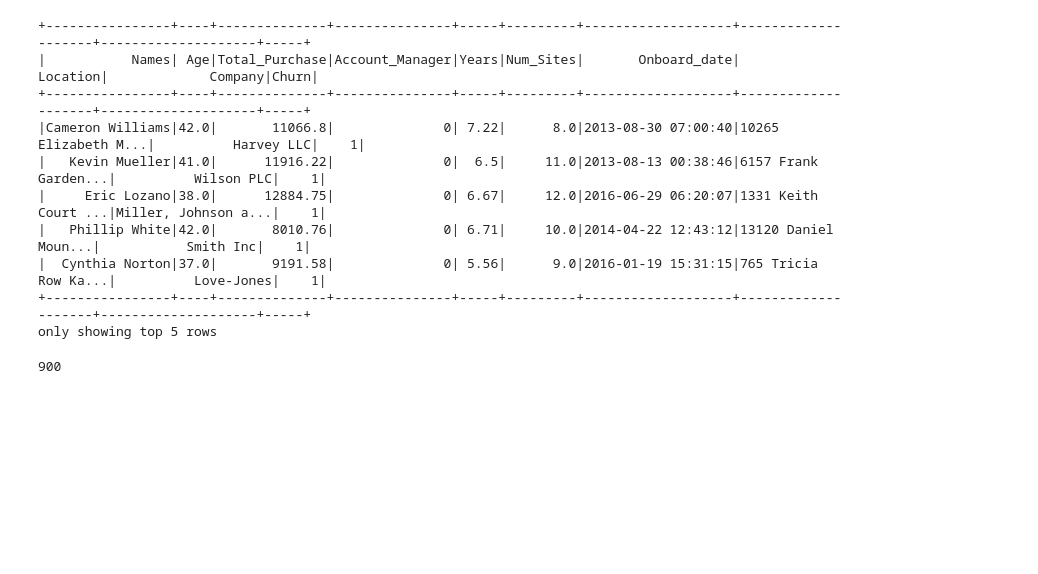
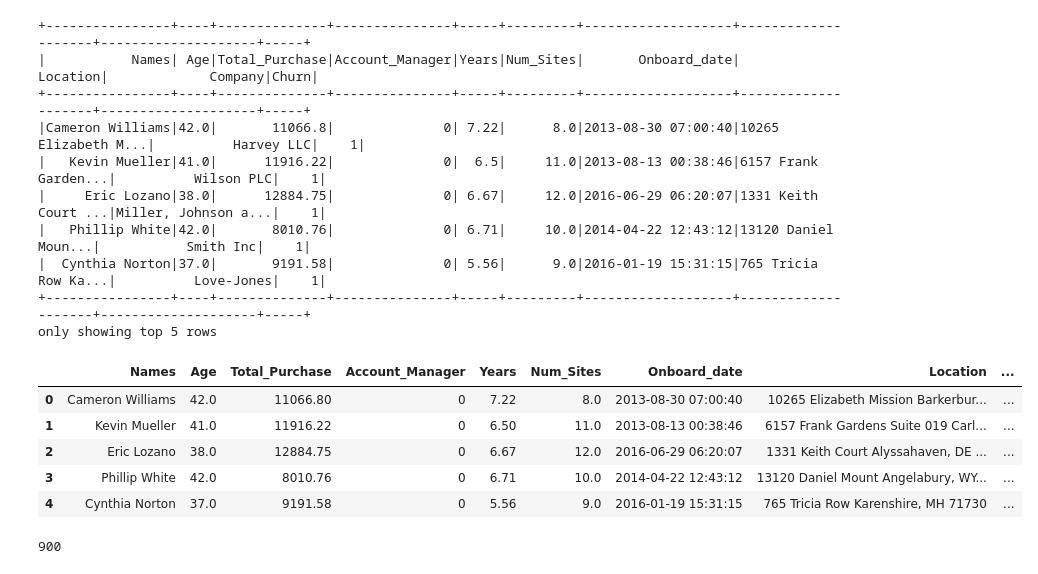
Before and after one commit to FGalvao77/Aplicando-o-algoritmo-KMeans-e-LogisticRegression-utilizando-o-PySpark, a Jupyter notebook: Aplicação_prática_dos_algoritmos_KMeans_e_LogisticRegression_utilizando_o_PySpark.ipynb, the cells around one changed output. Saved outputs shown, nothing was run; the diff lists cells and outputs as text; code cells hidden in the pictures; blank space fills up the shorter version.

```diff
--- a/Aplicação_prática_dos_algoritmos_KMeans_e_LogisticRegression_utilizando_o_PySpark.ipynb
+++ b/Aplicação_prática_dos_algoritmos_KMeans_e_LogisticRegression_utilizando_o_PySpark.ipynb
@@ -608,6 +649,16 @@ df.show(5)
 |  Cynthia Norton|37.0|       9191.58|              0| 5.56|      9.0|2016-01-19 15:31:15|765 Tricia Row Ka...|          Love-Jones|    1|
 +----------------+----+--------------+---------------+-----+---------+-------------------+--------------------+--------------------+-----+
 only showing top 5 rows
+# %%
+# visualizando conforme a tabela do "Pandas"
+df.toPandas().head()
+# %% [output]
+|  | Names | Age | Total_Purchase | Account_Manager | Years | Num_Sites | Onboard_date | Location | ... |
+| 0 | Cameron Williams | 42.0 | 11066.80 | 0 | 7.22 | 8.0 | 2013-08-30 07:00:40 | 10265 Elizabeth Mission Barkerbur... | ... |
+| 1 | Kevin Mueller | 41.0 | 11916.22 | 0 | 6.50 | 11.0 | 2013-08-13 00:38:46 | 6157 Frank Gardens Suite 019 Carl... | ... |
+| 2 | Eric Lozano | 38.0 | 12884.75 | 0 | 6.67 | 12.0 | 2016-06-29 06:20:07 | 1331 Keith Court Alyssahaven, DE ... | ... |
+| 3 | Phillip White | 42.0 | 8010.76 | 0 | 6.71 | 10.0 | 2014-04-22 12:43:12 | 13120 Daniel Mount Angelabury, WY... | ... |
+| 4 | Cynthia Norton | 37.0 | 9191.58 | 0 | 5.56 | 9.0 | 2016-01-19 15:31:15 | 765 Tricia Row Karenshire, MH 71730 | ... |
 # %%
 # contabilizando a quantidade observações presente no conjunto de dados
 df.count()
```
Also changed, not shown: parts of 46 cells of this notebook.
